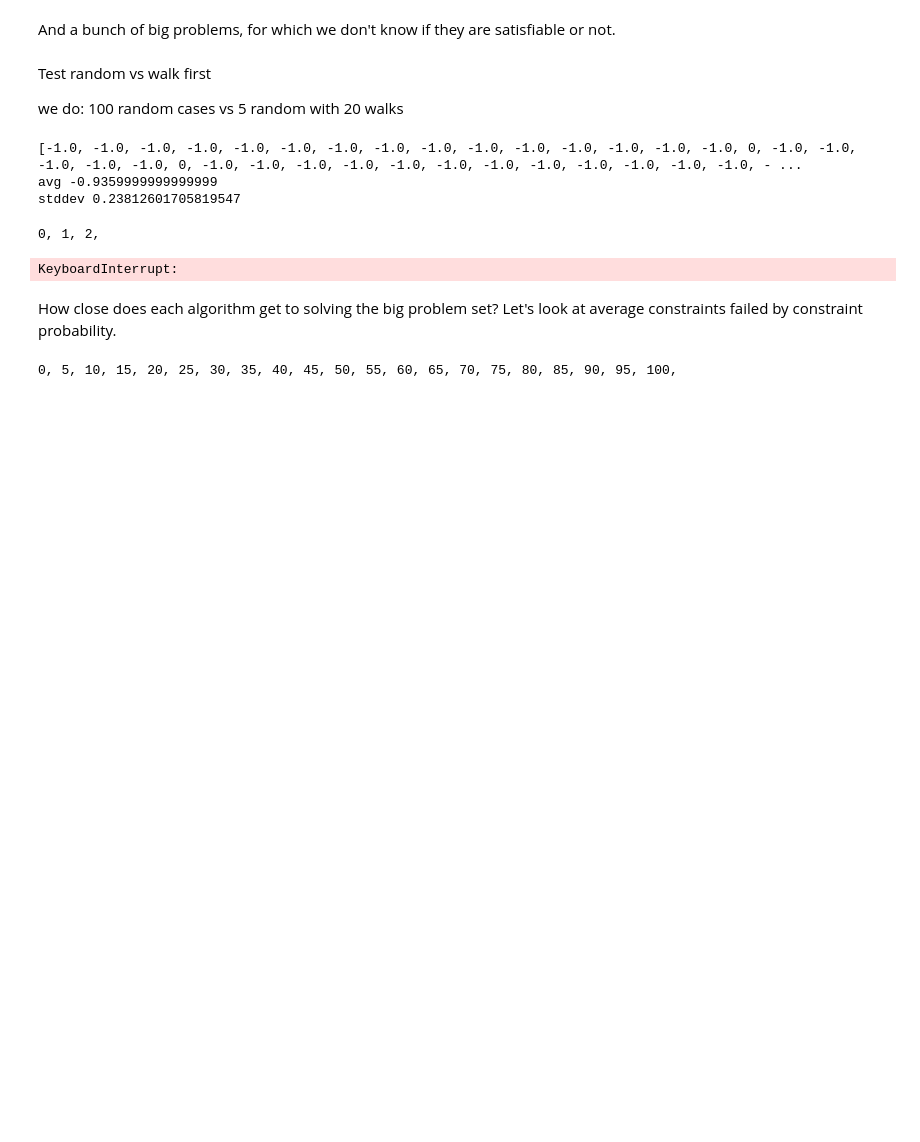
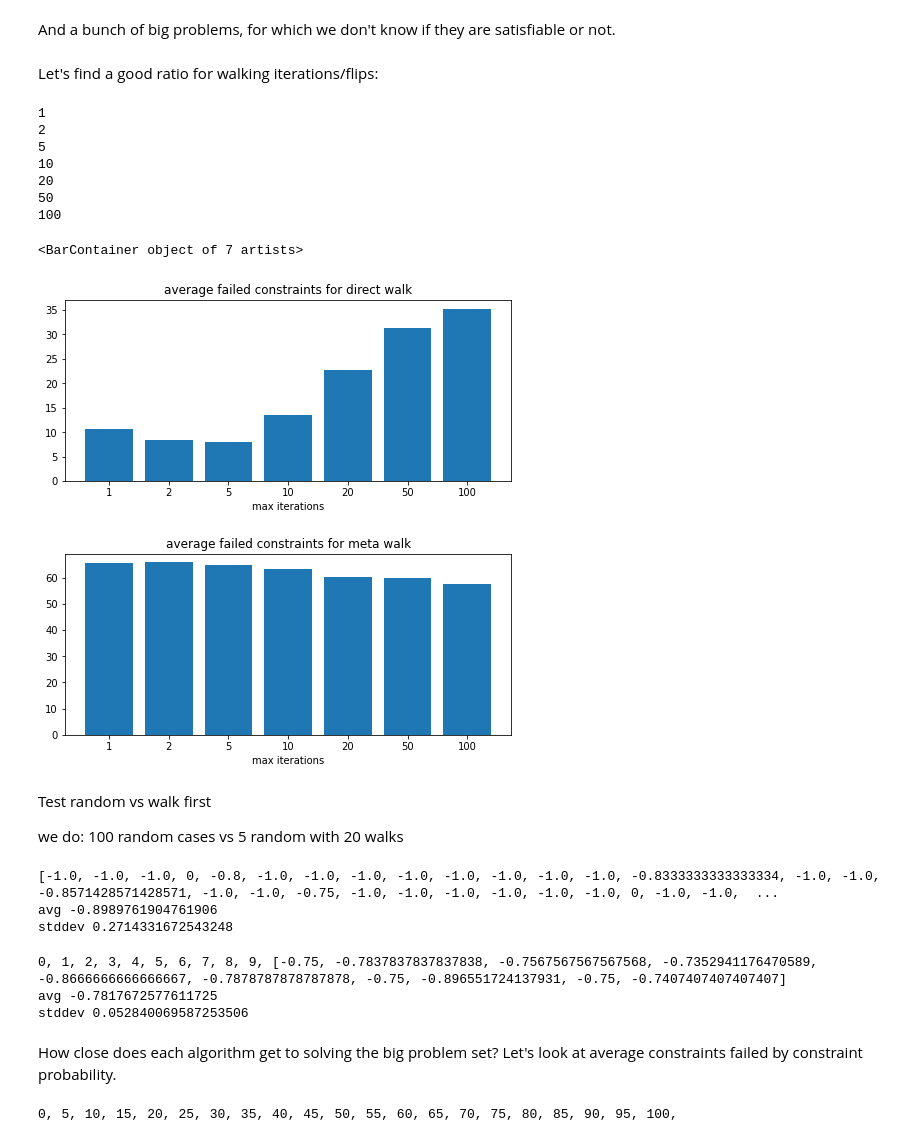
Before and after one commit to IvanDonat/tcsp, a Jupyter notebook: graphing_genetic.ipynb, the cells around one changed output. Cells and saved outputs as stored; diff of their text form; code cells hidden in the pictures; blank space fills up the shorter version.

```diff
--- a/graphing_genetic.ipynb
+++ b/graphing_genetic.ipynb
@@ -59,14 +59,62 @@ print('Done')
 # %% [markdown]
 And a bunch of big problems, for which we don't know if they are satisfiable or not.
 # %%
-num_tests = 100
+num_tests = 10
 
 Ts_big = []
 for _ in range(num_tests):
     T = generate_problem(
-        **{ **BINARY, 'variables': 100}
+        **{ **BINARY, 'variables': 25}
     )
     Ts_big.append(T)
+# %% [markdown]
+Let's find a good ratio for walking iterations/flips:
+# %%
+# let's say we have iterations*flips = 100, then ratio can go from 0.01 to 100
+# we can iterate divisors of 100
+iters = (1, 2, 5, 10, 20, 50, 100)
+ratios = []
+faileds_direct = []
+faileds_meta = []
+for max_iterations in iters:
+    print(max_iterations)
+    max_flips = 100 // max_iterations
+    ratios += [max_iterations / max_flips]
+
+    failed_cnt = 0
+    for T in Ts_big:
+        gene, failed = direct_walk(T, r=100, max_iterations=max_iterations, max_flips=max_flips, pick_best_gene=True)
+        failed_cnt += len(failed)
+    failed_avg = failed_cnt / len(Ts_big)
+    faileds_direct += [failed_avg]
+
+    failed_cnt = 0
+    for T in Ts_big:
+        gene, failed = meta_walk(T,max_iterations=max_iterations, max_flips=max_flips)
+        failed_cnt += len(failed)
+    failed_avg = failed_cnt / len(Ts_big)
+    faileds_meta += [failed_avg]
+
+fig, axs = plt.subplots(2, figsize=(8, 8))
+fig.subplots_adjust(hspace=0.4)
+
+axs[0].set_xlabel('max iterations')
+axs[0].set_title('average failed constraints for direct walk')
+axs[0].bar(list(map(str, iters)), faileds_direct)
+
+axs[1].set_xlabel('max iterations')
+axs[1].set_title('average failed constraints for meta walk')
+axs[1].bar(list(map(str, iters)), faileds_meta)
+# %% [output]
+1
+2
+5
+10
+20
+50
+100
+<BarContainer object of 7 artists>
+[figure, added]
 # %% [markdown]
 Test random vs walk first
 
@@ -93,9 +141,9 @@ print( reduction_rates )
 print('avg', sum(reduction_rates)/len(reduction_rates))
 print('stddev', np.std(reduction_rates))
 # %% [output]
-[-1.0, -1.0, -1.0, -1.0, -1.0, -1.0, -1.0, -1.0, -1.0, -1.0, -1.0, -1.0, -1.0, -1.0, -1.0, 0, -1.0, -1.0, -1.0, -1.0, -1.0, 0, -1.0, -1.0, -1.0, -1.0, -1.0, -1.0, -1.0, -1.0, -1.0, -1.0, -1.0, -1.0, - ...
-avg -0.9359999999999999
-stddev 0.23812601705819547
+[-1.0, -1.0, -1.0, 0, -0.8, -1.0, -1.0, -1.0, -1.0, -1.0, -1.0, -1.0, -1.0, -0.8333333333333334, -1.0, -1.0, -0.8571428571428571, -1.0, -1.0, -0.75, -1.0, -1.0, -1.0, -1.0, -1.0, -1.0, 0, -1.0, -1.0,  ...
+avg -0.8989761904761906
+stddev 0.2714331672543248
 # %%
 # on big problems
 
@@ -116,8 +164,9 @@ print( reduction_rates )
 print('avg', sum(reduction_rates)/len(reduction_rates))
 print('stddev', np.std(reduction_rates))
 # %% [output]
-0, 1, 2,
+0, 1, 2, 3, 4, 5, 6, 7, 8, 9, [-0.75, -0.7837837837837838, -0.7567567567567568, -0.7352941176470589, -0.8666666666666667, -0.7878787878787878, -0.75, -0.896551724137931, -0.75, -0.7407407407407407]
+avg -0.7817672577611725
+stddev 0.052840069587253506
-KeyboardInterrupt:
 # %% [markdown]
 How close does each algorithm get to solving the big problem set?
 Let's look at average constraints failed by constraint probability.
```
Also changed, not shown: parts of 5 cells of this notebook, 1 other file.
